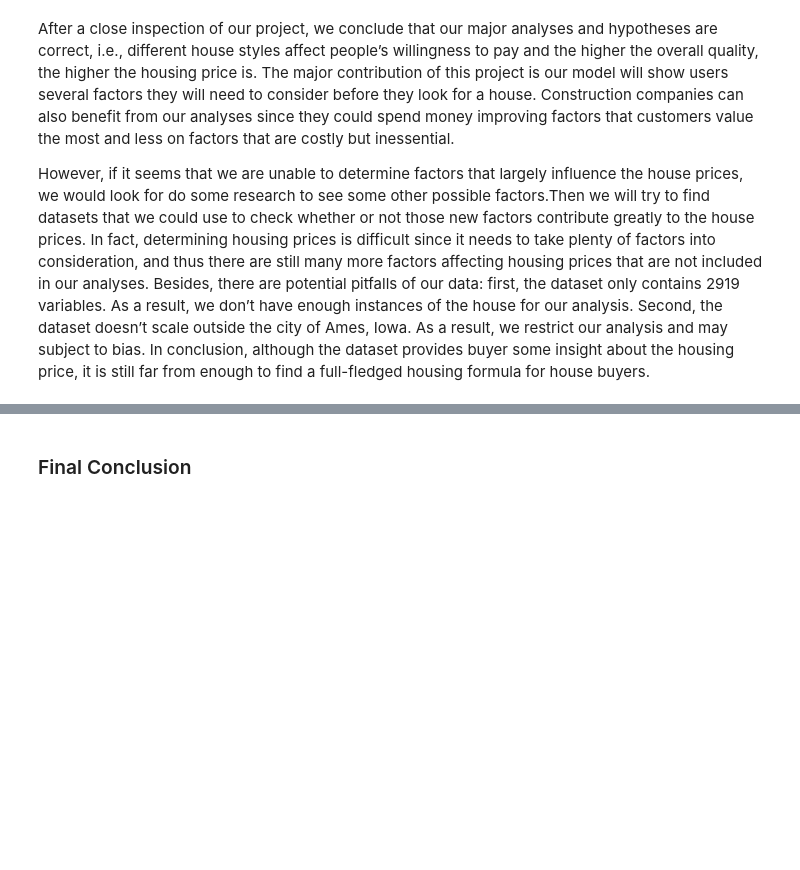
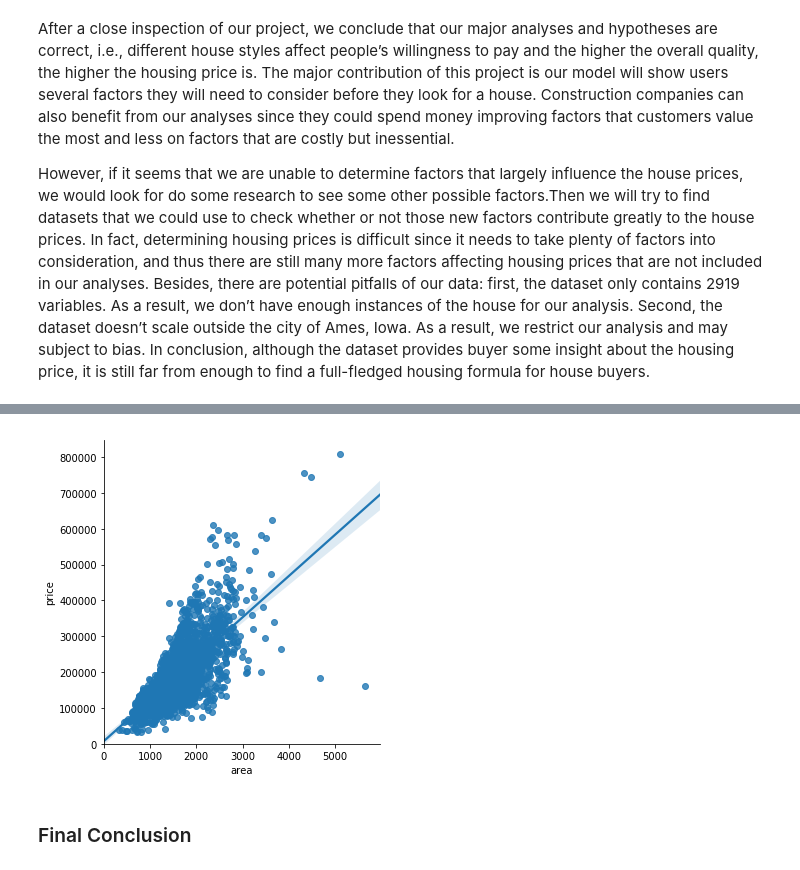
Before and after one commit to muh005/Housing-Price-Analysis, a Jupyter notebook: FinalProject.ipynb, the cells around one changed output, grey strips where cells are left out. Drawn from its saved outputs; the diff is of its cells as text; code cells hidden in the pictures; blank space fills up the shorter version.

Commit message:
Area Price

```diff
--- a/FinalProject.ipynb
+++ b/FinalProject.ipynb
@@ -277,0 +281,9 @@ However, if it seems that we are unable to determine factors that largely influe
+# %%
+#Create linear regression
+df_LP = pd.DataFrame()
+df_LP['price'] = df['SalePrice']
+df_LP['area'] = df['GrLivArea']
+outcome, predictors = patsy.dmatrices('price~area', df_LP)
+mod = sm.OLS(outcome, predictors)
+result = mod.fit()
+print(result.summary())
@@ -278,3 +308,11 @@ However, if it seems that we are unable to determine factors that largely influe
+# %%
+#plot the linear regression graph showing the area price relation
+fig=sns.lmplot(x='area',y='price',data=df_LP,fit_reg=True)
+fig.set(xlim=(4, None))
+fig.set(ylim=(4,None))
+plt.show()
+# %% [output]
+[figure, added]
 # %% [markdown]
 ### Final Conclusion
 # %% [markdown]
```
Also changed, not shown: parts of 6 cells of this notebook.
